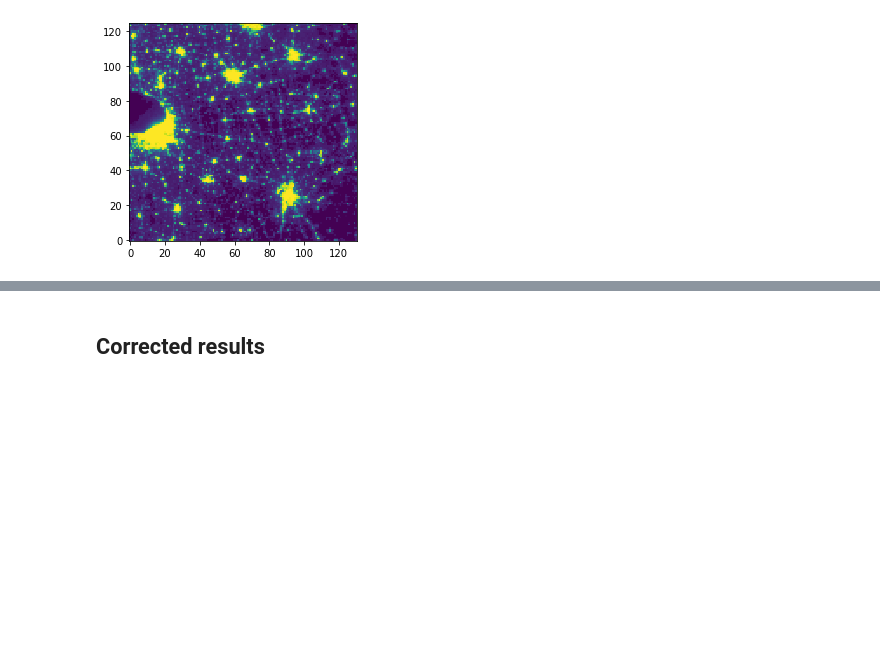
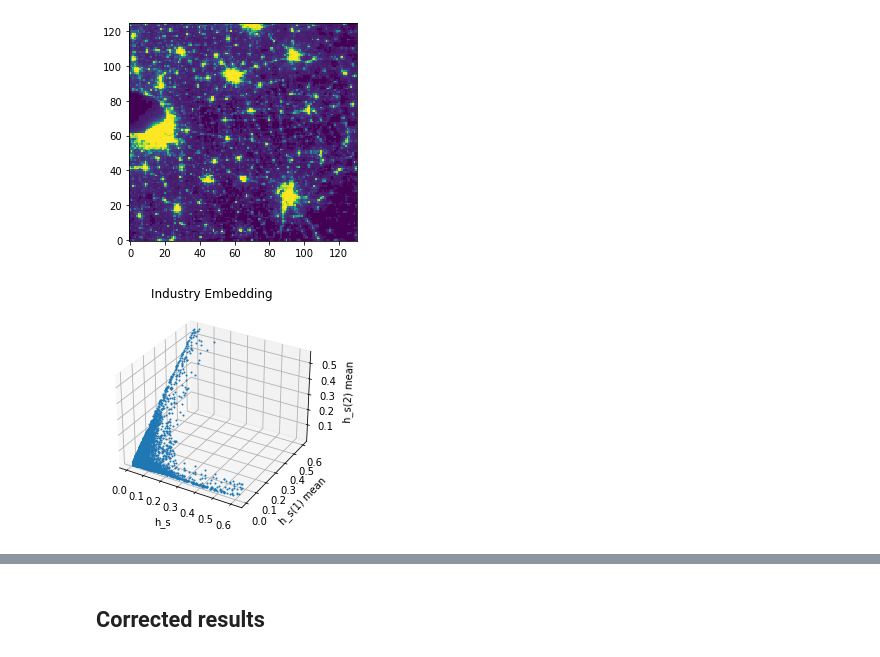
Before and after one commit to KatharinaBracher/GCCM, a Jupyter notebook: code/HeavyMetal.ipynb, the cells around one changed output, grey strips where cells are left out. Drawn from its saved outputs; the diff is of its cells as text; code cells hidden in the pictures; blank space fills up the shorter version.

```diff
--- a/code/HeavyMetal.ipynb
+++ b/code/HeavyMetal.ipynb
@@ -42,3 +55,23 @@ plt.imshow(zMatrix, origin='lower', interpolation='none')
 # %% [output]
 <matplotlib.image.AxesImage at 0x...>
 [figure]
+# %%
+xEmbedings = embedding(xMatrix, E)
+yEmbedings = embedding(yMatrix, E)
+zEmbedings = embedding(zMatrix, E)
+# %%
+ax = plt.figure().add_subplot(projection='3d')
+
+ax.plot(xEmbedings[0].flatten(),np.mean(xEmbedings[1], axis=1),np.mean(xEmbedings[2], axis=1), '.', ms=2 )
+#ax.plot(xEmbedings[0].flatten(),np.max(xEmbedings[1], axis=1), np.max(xEmbedings[2], axis=1), '.', ms=2 )
+#ax.plot(xEmbedings[0].flatten(),xEmbedings[1][:,-1],xEmbedings[2][:,-1], '.' )
+#ax.plot(np.mean(xEmbedings[2], axis=1),np.mean(xEmbedings[1], axis=1),xEmbedings[0].flatten(), '.' )
+#ax.plot(np.mean(xEmbedings[1], axis=1),np.mean(xEmbedings[2], axis=1),np.mean(xEmbedings[3], axis=1), '.' )
+ax.set_xlabel("h_s")
+ax.set_ylabel("h_s(1) mean")
+ax.set_zlabel("h_s(2) mean")
+ax.set_title("Industry Embedding")
+
+plt.show()
+# %% [output]
+[figure, added]
```
Also changed, not shown: parts of 15 cells of this notebook, 26 other files.
